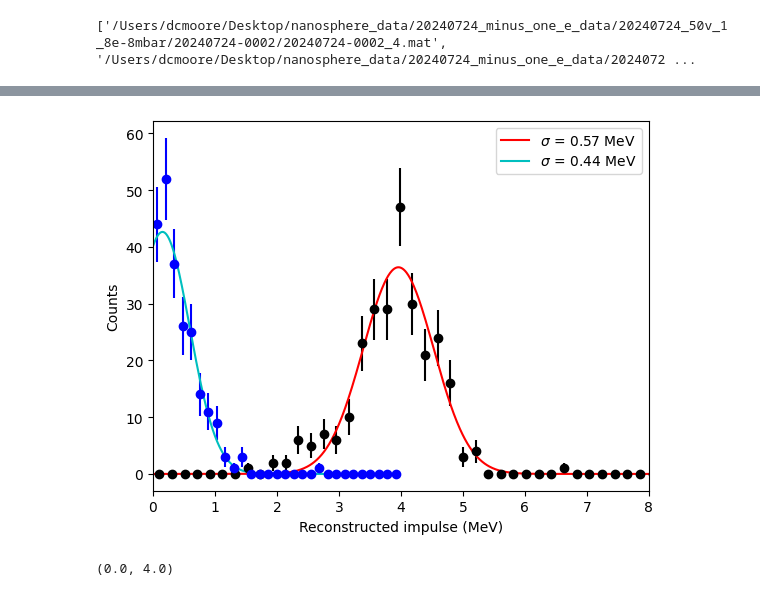
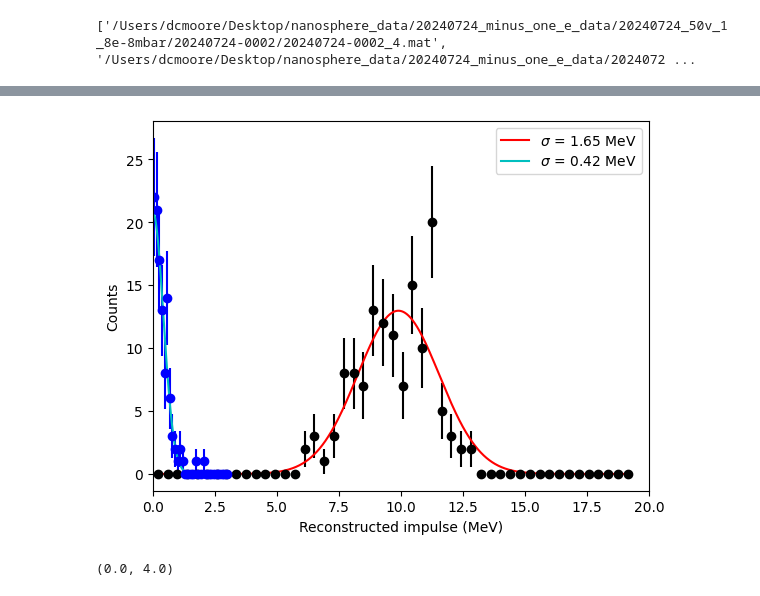
Before and after one commit to Moore-Lab/nanospheres, a Jupyter notebook: analysis/impulse_analysis/analyze_calibration_impulses.ipynb, the cells around one changed output, grey strips where cells are left out. Cells and saved outputs as stored; diff of their text form; code cells hidden in the pictures.

```diff
--- a/analysis/impulse_analysis/analyze_calibration_impulses.ipynb
+++ b/analysis/impulse_analysis/analyze_calibration_impulses.ipynb
@@ -32,6 +32,7 @@ filt_band = [30e3, 200e3]
 wind_size = 1e-3 ## fitting window in seconds
 omega0 = 2*np.pi*64.5e3 ## resonant frequency guess
 low_pass_freq = 100e3 ## low pass filter frequency
+C = 1000*1e-24 ## background level in opt filt
 
 ##############################################################
 
@@ -113,7 +114,8 @@ if(remake_files):
                 plt.show()
 
 
-            amp, amp_lp, force_norm, f0, gamma = ns.deconvolve_force_amp(time, filtered_data, curr_window, lp_freq=low_pass_freq, make_plot=save_plot, ax_list=ax_list)
+            amp, amp_lp, force_norm, f0, gamma = ns.deconvolve_force_amp(time, filtered_data, curr_window, lp_freq=low_pass_freq,
+                                                                         C=C, make_plot=save_plot, ax_list=ax_list)
 
             fit_amps.append([amp, amp_lp, force_norm, f0, gamma])
 
@@ -157,7 +159,8 @@ if(remake_files):
 
                 ax_list = [psd_ax, tf_ax, waveform_ax]
 
-            amp, amp_lp, force_norm, f0, gamma = ns.deconvolve_force_amp(time, filtered_data, curr_window, lp_freq=low_pass_freq, make_plot=save_plot, ax_list=ax_list)
+            amp, amp_lp, force_norm, f0, gamma = ns.deconvolve_force_amp(time, filtered_data, curr_window, lp_freq=low_pass_freq,
+                                                                         C=C, make_plot=save_plot, ax_list=ax_list)
 
             noise_amps.append([amp, amp_lp, force_norm, f0, gamma])
 
@@ -201,36 +260,36 @@ bins = np.linspace(0, np.max(np.abs(normed_amps))*1.5, 50)
 hh, be = np.histogram(np.abs(normed_amps), bins=bins)
 bc = 0.5*(be[1:]+be[:-1])
 
 gp, gcov = op.curve_fit(gauss, bc, hh, p0=[np.max(hh), np.mean(np.abs(normed_amps)), np.std(np.abs(normed_amps))])
 
 cal_fac = impulse_amplitude/gp[1]
 
 xx = np.linspace(0,np.max(bc),1000)
 
 normed_noise = noise_amps[:,1] #/noise_amps[:,2]
 noise_bins = np.linspace(0, np.max(np.abs(normed_noise))*1.5, 30)
 hh_noise, be = np.histogram(np.abs(normed_noise), bins=noise_bins)
 bc_noise = 0.5*(be[1:]+be[:-1])
 errs = np.sqrt(hh_noise)
 errs[errs==0] = 1
 spars = [np.max(hh_noise), np.std(np.abs(normed_noise))]
-noise_gauss = lambda x, A, sigma: gauss(x, A, 0.2, sigma)
+noise_gauss = lambda x, A, sigma: gauss(x, A, 0, sigma)
 gp_noise, gcov_noise = op.curve_fit(noise_gauss, bc_noise, hh_noise, p0=spars, sigma=errs)
 
 xx_noise = np.linspace(0,np.max(bc_noise),1000)
 
 plt.figure()
 plt.errorbar(bc*cal_fac, hh, yerr=np.sqrt(hh), fmt='ko')
 plt.plot(xx*cal_fac, gauss(xx, *gp), 'r', label="$\sigma$ = %.2f MeV" % (gp[2]*cal_fac))
 plt.errorbar(bc_noise*cal_fac, hh_noise, yerr=np.sqrt(hh_noise), fmt='bo')
 plt.plot(xx_noise*cal_fac, noise_gauss(xx_noise, *gp_noise), 'c', label="$\sigma$ = %.2f MeV" % (gp_noise[1]*cal_fac))
-plt.xlim(0,8) #np.max(bc)*cal_fac)
+plt.xlim(0,20) #np.max(bc)*cal_fac)
 plt.xlabel("Reconstructed impulse (MeV)")
 plt.ylabel("Counts")
 plt.legend()
 plt.show()
 # %% [output]
-[figure, old version]
+[figure, new version]
 # %%
 ## loop over all the amplitudes and plot
 
```
Also changed, not shown: parts of 11 cells of this notebook, 2 other files.
